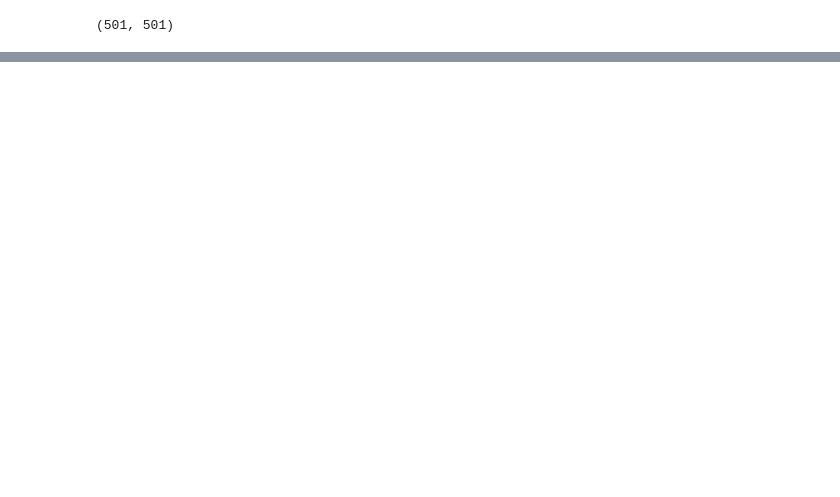
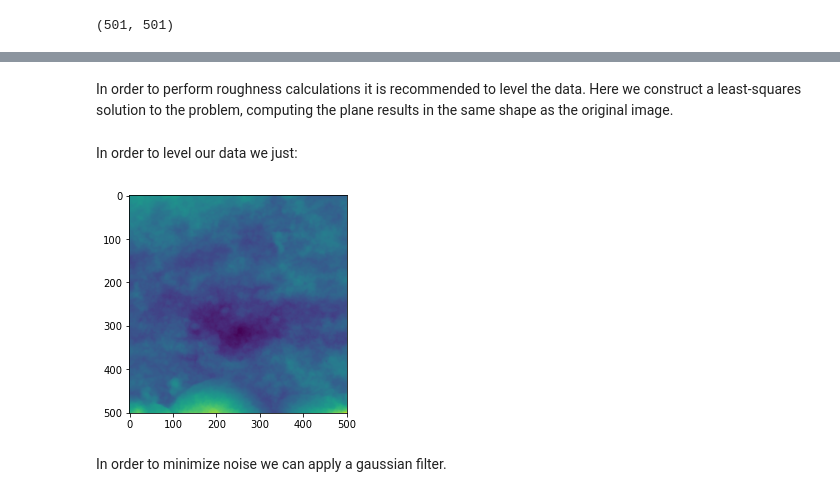
Before and after one commit to kpjmcg/rough, a Jupyter notebook: 00_data.ipynb, the cells around one changed output, grey strips where cells are left out. Drawn from its saved outputs; the diff is of its cells as text; code cells hidden in the pictures; blank space fills up the shorter version.

Commit message:
fit_plane
fit_plane and a image2xyz

```diff
--- a/00_data.ipynb
+++ b/00_data.ipynb
@@ -70,4 +69,0 @@ def level_data(array, axis = None):
-# %%
-mean = np.array([0.0,0.0,0.0])
-cov = np.array([[1.0,-0.5,0.8], [-0.5,1.1,0.0], [0.8,0.0,1.0]])
-data = np.random.multivariate_normal(mean, cov, 50)
@@ -77,0 +73,12 @@ data.shape
+# %%
+#| export
+def image2xyz(im):
+    '''
+    Converts 2D (m,n) image/array to xyz coordinates. Used for plane levelling
+    '''
+
+    m, n = im.shape
+    Y, X = np.mgrid[:m,:n]
+    xyz = np.column_stack((X.ravel(),Y.ravel(), im.ravel()))
+
+    return xyz
@@ -77,0 +87,24 @@ data.shape
+# %% [markdown]
+In order to perform roughness calculations it is recommended to level the data. Here we construct a least-squares solution to the problem, computing the plane results in the same shape as the original image.
+# %%
+#| export
+def fit_plane(im, # 2D Numpy array or array like
+              to_xyz = True #Convert (m,n) matrix to (n,3) points
+             ):
+    '''
+    Fits plane to xyz data, returns the computed values over the shape of the original (m,n) image
+    '''
+    if to_xyz:
+        im = image2xyz(im)
+    #data = image2xyz(image)
+    xs = im[:,0]
+    ys = im[:,1]
+    zs = im[:,2]
+    A = np.c_[xs, ys, np.ones(im.shape[0])]
+    C,_,_,_ = scipy.linalg.lstsq(A, zs) #Compute coefficients
+
+    X,Y = np.meshgrid(np.arange(0, np.max(xs)+1, 1), np.arange(0, np.max(ys)+1, 1)) #Grid over ther range of pixel coords
+
+    Z = C[0]*X + C[1]*Y + C[2] #Compute values over the grid
+
+    return Z
@@ -77,0 +118,8 @@ data.shape
+# %% [markdown]
+In order to level our data we just:
+# %%
+level_image = image - fit_plane(image)
+plt.imshow(level_image)
+plt.show()
+# %% [output]
+[figure, added]
@@ -78 +136,3 @@ data.shape
+# %% [markdown]
+In order to minimize noise we can apply a gaussian filter.
 # %%
```
Also changed, not shown: parts of 20 cells of this notebook, 5 other files.
